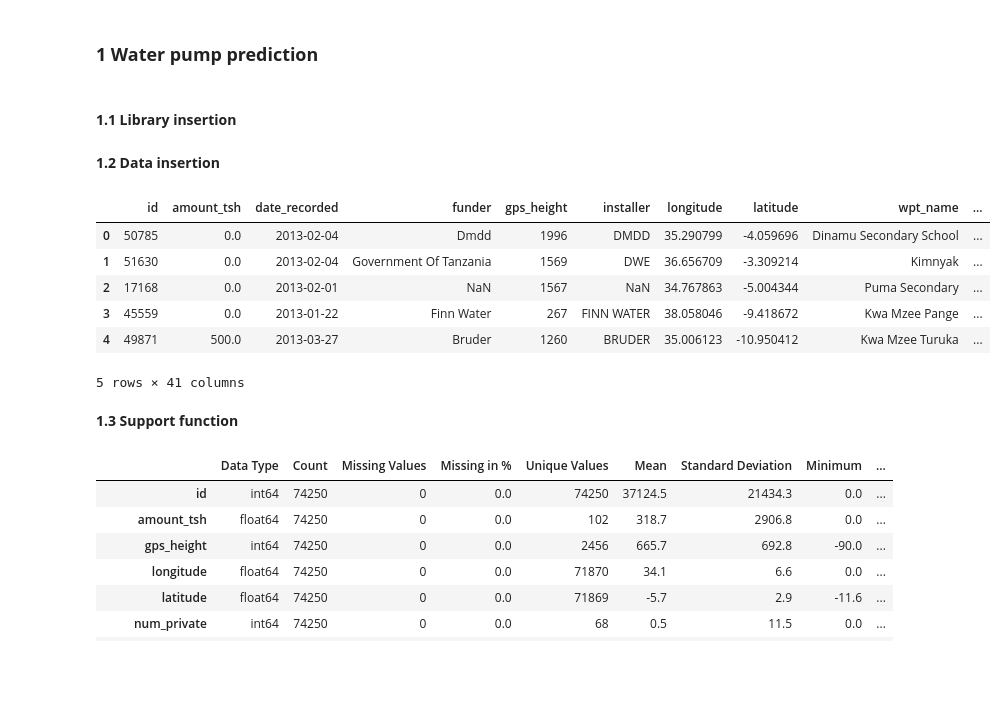
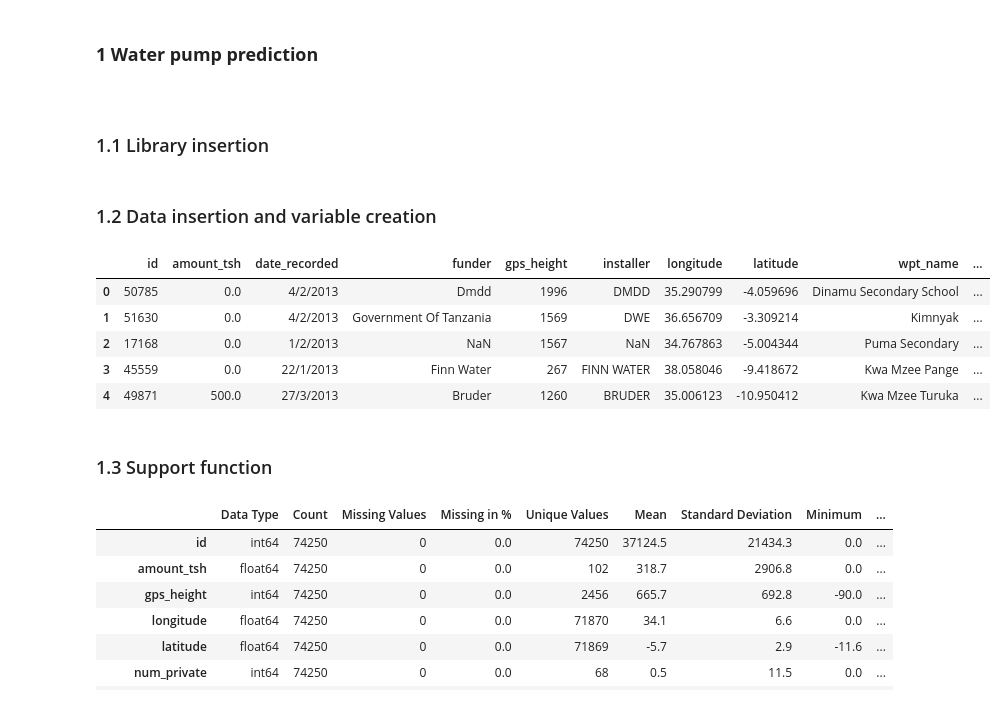
Before and after one commit to ryanlui16055/Water-Pump-Prediction, a Jupyter notebook: code/main.ipynb, the cells around one changed output. Cells and saved outputs as stored; diff of their text form; code cells hidden in the pictures; blank space fills up the shorter version.

```diff
--- a/code/main.ipynb
+++ b/code/main.ipynb
@@ -1,7 +1,7 @@
 # %% [markdown]
 **<h3>1 Water pump prediction<h3>**
 # %% [markdown]
-**1.1 Library insertion**
+### 1.1 Library insertion
 # %%
 import pandas as pd
 import os
@@ -19,26 +19,29 @@ from sklearn.neighbors import KNeighborsClassifier
 from sklearn.preprocessing import OneHotEncoder
 from sklearn.tree import DecisionTreeClassifier
 # %% [markdown]
-**1.2 Data insertion**
+### 1.2 Data insertion and variable creation
 # %%
-training_data_value = pd.read_csv("Training_set_values.csv")
-training_data_label = pd.read_csv("Training_set_labels.csv")
-testing_data = pd.read_csv("Test_set_values.csv")
+training_data_value = pd.read_csv("Data/Training_set_values.csv")
+training_data_label = pd.read_csv("Data/Training_set_labels.csv")
+testing_data = pd.read_csv("Data/Test_set_values.csv")
+
+pd.set_option('display.max_columns', None)
+pd.set_option('display.max_rows', None)
 
 # merge data
+ex_data_list = []
 Merged_training_data = pd.merge(training_data_value,training_data_label, on="id")
 All_data = pd.concat([testing_data, Merged_training_data])
 All_data.head()
 # %% [output]
 |  | id | amount_tsh | date_recorded | funder | gps_height | installer | longitude | latitude | wpt_name | ... |
-| 0 | 50785 | 0.0 | 2013-02-04 | Dmdd | 1996 | DMDD | 35.290799 | -4.059696 | Dinamu Secondary School | ... |
-| 1 | 51630 | 0.0 | 2013-02-04 | Government Of Tanzania | 1569 | DWE | 36.656709 | -3.309214 | Kimnyak | ... |
-| 2 | 17168 | 0.0 | 2013-02-01 | NaN | 1567 | NaN | 34.767863 | -5.004344 | Puma Secondary | ... |
-| 3 | 45559 | 0.0 | 2013-01-22 | Finn Water | 267 | FINN WATER | 38.058046 | -9.418672 | Kwa Mzee Pange | ... |
-| 4 | 49871 | 500.0 | 2013-03-27 | Bruder | 1260 | BRUDER | 35.006123 | -10.950412 | Kwa Mzee Turuka | ... |
+| 0 | 50785 | 0.0 | 4/2/2013 | Dmdd | 1996 | DMDD | 35.290799 | -4.059696 | Dinamu Secondary School | ... |
+| 1 | 51630 | 0.0 | 4/2/2013 | Government Of Tanzania | 1569 | DWE | 36.656709 | -3.309214 | Kimnyak | ... |
+| 2 | 17168 | 0.0 | 1/2/2013 | NaN | 1567 | NaN | 34.767863 | -5.004344 | Puma Secondary | ... |
+| 3 | 45559 | 0.0 | 22/1/2013 | Finn Water | 267 | FINN WATER | 38.058046 | -9.418672 | Kwa Mzee Pange | ... |
+| 4 | 49871 | 500.0 | 27/3/2013 | Bruder | 1260 | BRUDER | 35.006123 | -10.950412 | Kwa Mzee Turuka | ... |
-5 rows × 41 columns
 # %% [markdown]
-**1.3 Support function**
+### 1.3 Support function
 # %%
 # support function for numerical data, for analysis whole dataframe
 def numerical_analysis(dataFrame):
```
Also changed, not shown: parts of 120 cells of this notebook.
